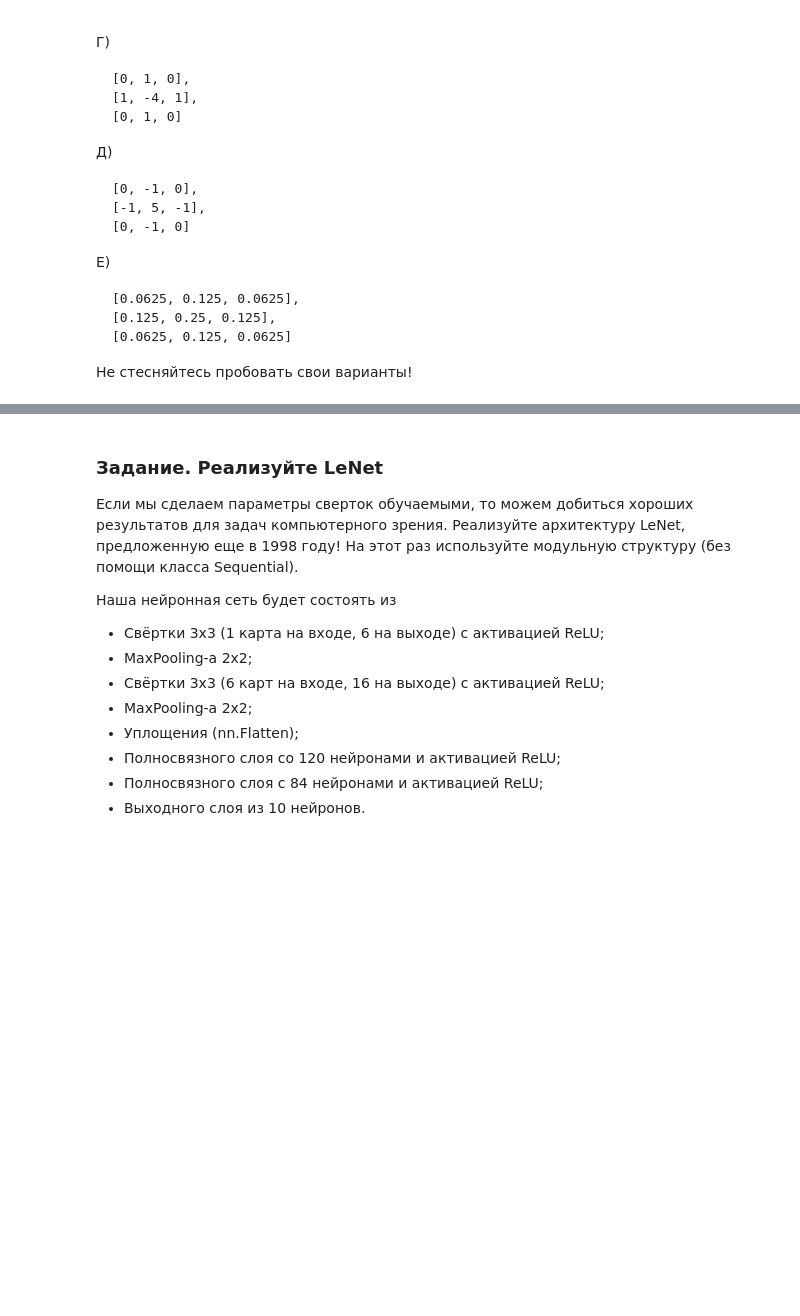
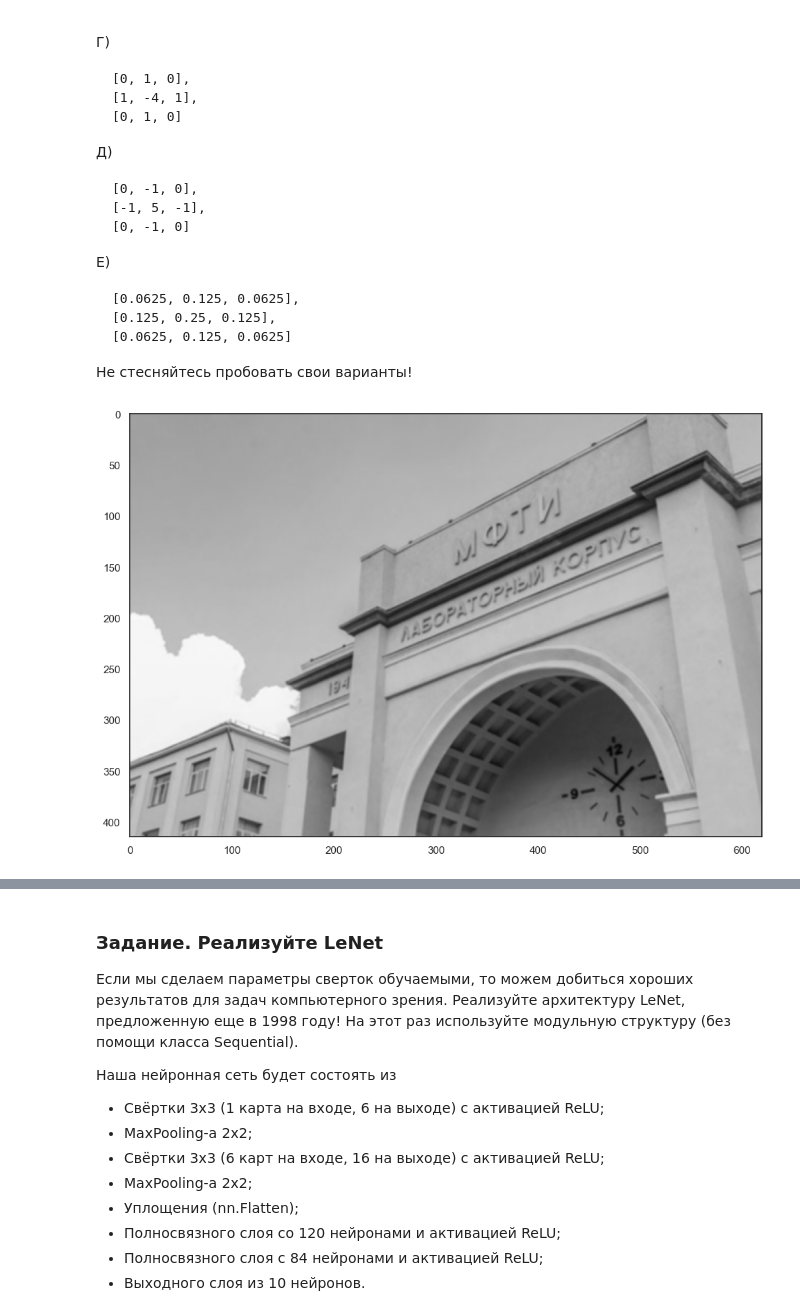
Before and after one commit to r-vvch/DLS, a Jupyter notebook: HW4/hw_4_conv_cnn.ipynb, the cells around one changed output, grey strips where cells are left out. Saved outputs shown, nothing was run; the diff lists cells and outputs as text; code cells hidden in the pictures; blank space fills up the shorter version.

```diff
--- a/HW4/hw_4_conv_cnn.ipynb
+++ b/HW4/hw_4_conv_cnn.ipynb
@@ -505,14 +641,26 @@ img_t = nn.ReflectionPad2d(1)(img_t)  # Pad Image for same output size
 result = F.conv2d(img_t, kernel)[0]  #
 # %%
 img_t = torch.from_numpy(RGB_img).type(torch.float32).unsqueeze(0)
-kernel = torch.tensor([
-    [0, 0, 0],
-    [1, -2, 1],
-    [0, 0, 0]
-]).reshape(1, 1, 3, 3).type(torch.float32)
+
+# kernel = torch.tensor([
+#     [0, 0, 0],
+#     [1, -2, 1],
+#     [0, 0, 0]
+# ]).reshape(1, 1, 3, 3).type(torch.float32)
+
+kernel = torch.tensor(conv_6).reshape(1, 1, 3, 3).type(torch.float32)
 
 kernel = kernel.repeat(3, 3, 1, 1)
 img_t = img_t.permute(0, 3, 1, 2)  # [BS, H, W, C] -> [BS, C, H, W]
 img_t = nn.ReflectionPad2d(1)(img_t)  # Pad Image for same output size
 
-result = F.conv2d(img_t, kernel)[0]  #
+result = F.conv2d(img_t, kernel)[0]
+
+
+plt.figure(figsize=(12, 8))
+result_np = result.permute(1, 2, 0).numpy() / 256 / 3
+
+plt.imshow(result_np)
+plt.show()
+# %% [output]
+[figure, added]
```
Also changed, not shown: parts of 37 cells of this notebook, 1 other file.
